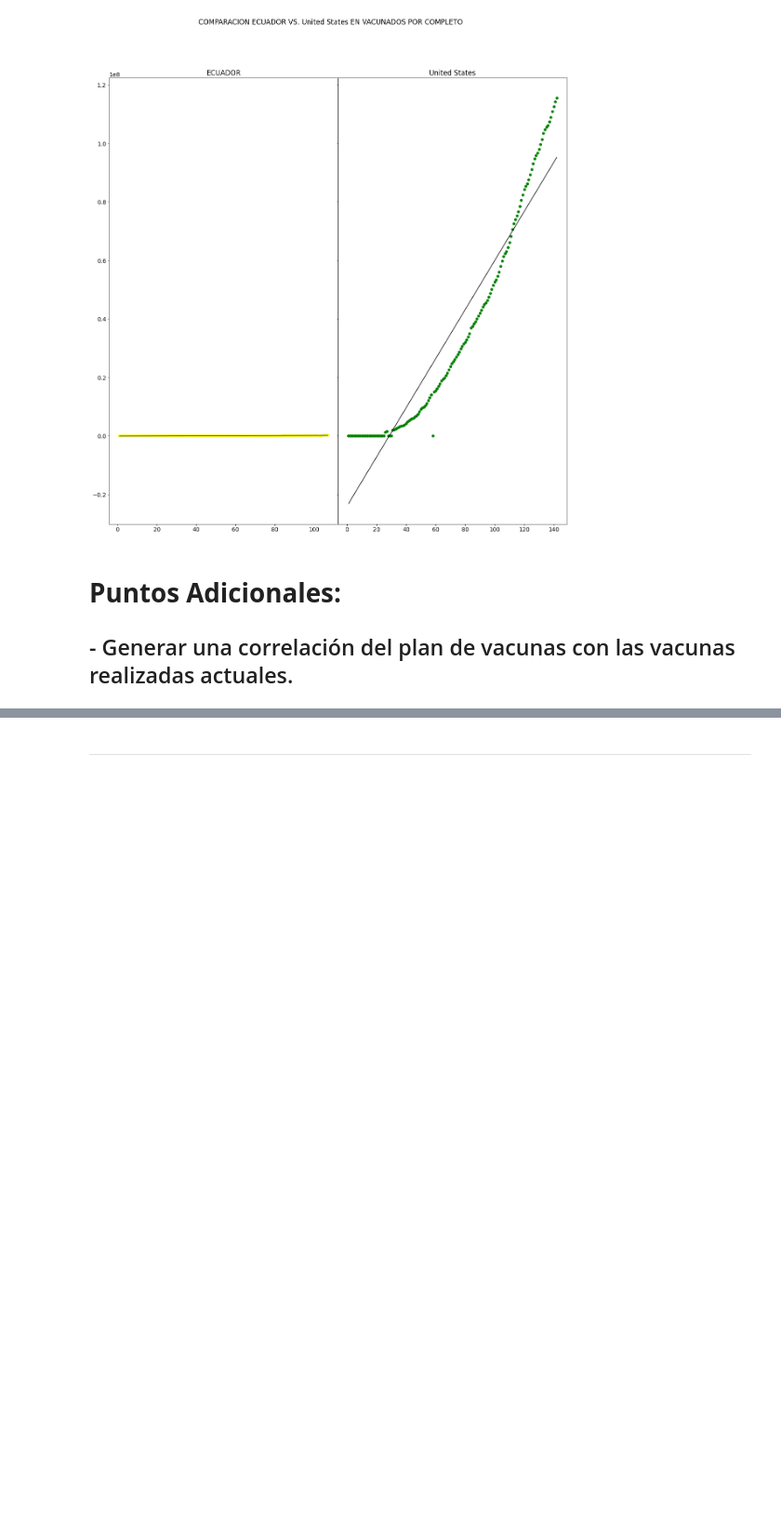
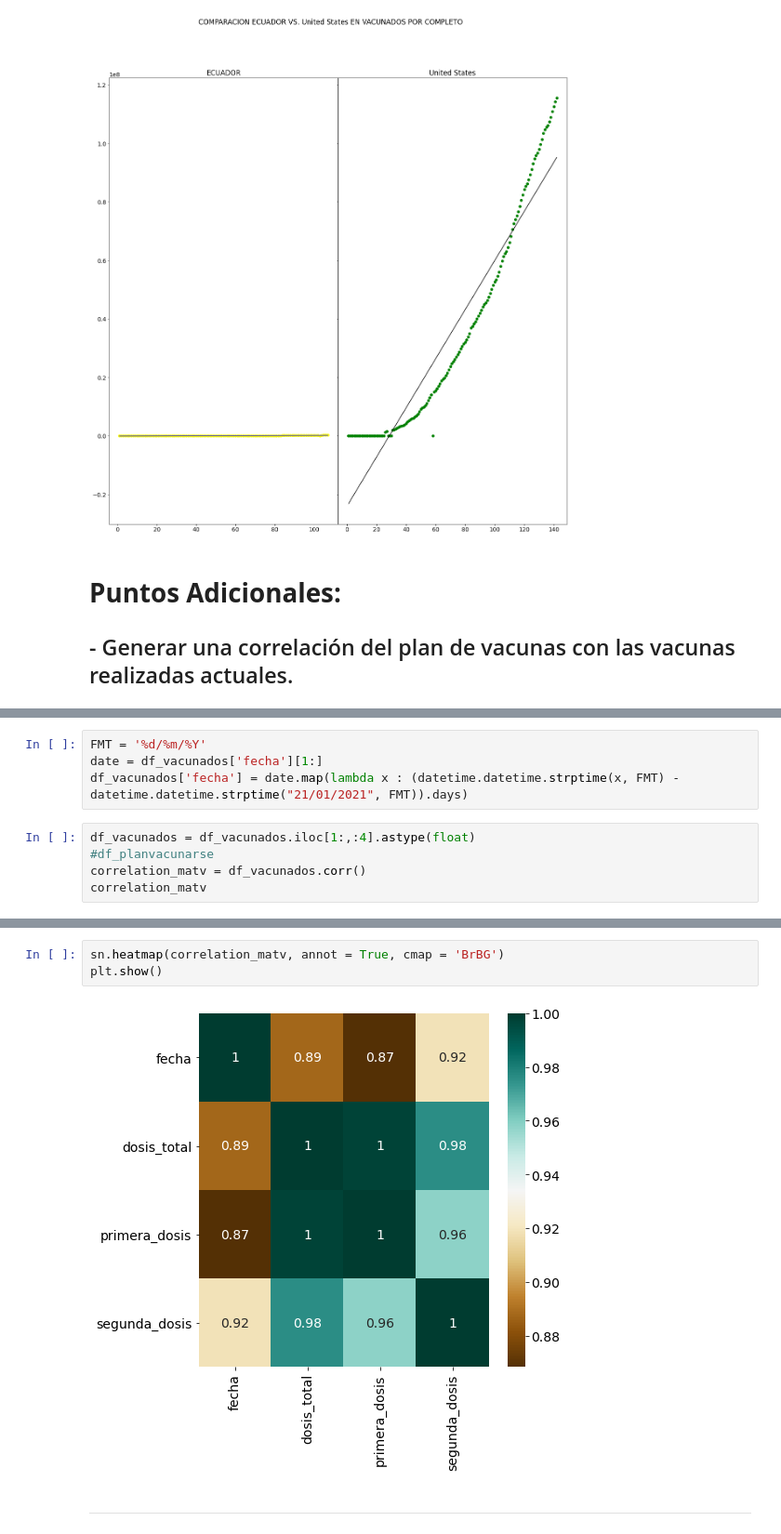
Before and after one commit to GabrielChuchuca/Prueba1InterSimulacion, a Jupyter notebook: PruebaSimulacion.ipynb, the cells around one changed output, grey strips where cells are left out. Shown at 93% size. Drawn from its saved outputs; the diff is of its cells as text; blank space fills up the shorter version.

```diff
--- a/PruebaSimulacion.ipynb
+++ b/PruebaSimulacion.ipynb
@@ -614,0 +699,9 @@ print(yv)
+# %%
+FMT = '%d/%m/%Y'
+date = df_vacunados['fecha'][1:]
+df_vacunados['fecha'] = date.map(lambda x : (datetime.datetime.strptime(x, FMT) - datetime.datetime.strptime("21/01/2021", FMT)).days)
+# %%
+df_vacunados = df_vacunados.iloc[1:,:4].astype(float)
+#df_planvacunarse
+correlation_matv = df_vacunados.corr()
+correlation_matv
@@ -615,2 +714,7 @@ print(yv)
+# %%
+sn.heatmap(correlation_matv, annot = True, cmap = 'BrBG')
+plt.show()
+# %% [output]
+[figure, added]
 # %% [markdown]
 -------------------------
```
Also changed, not shown: parts of 13 cells of this notebook.
